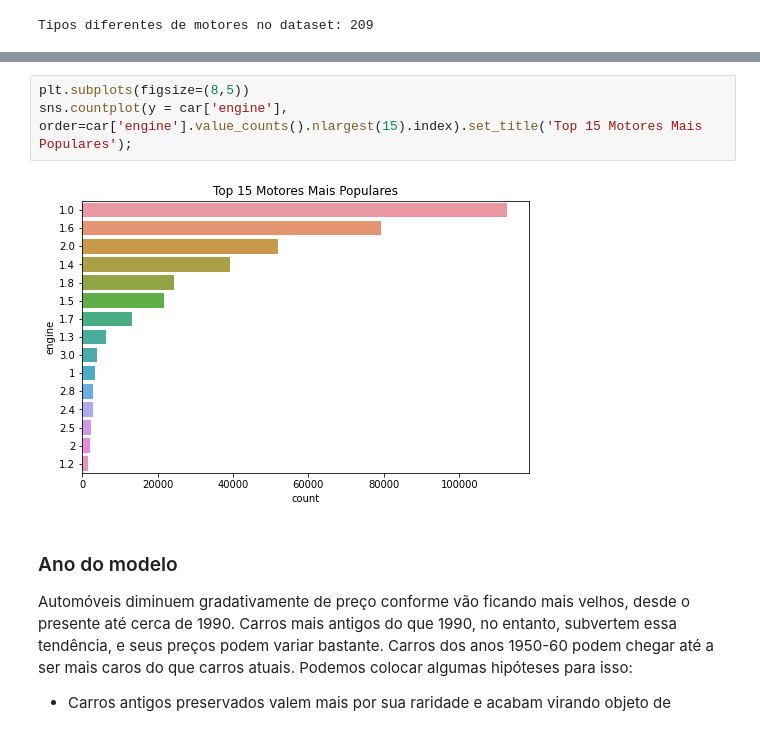
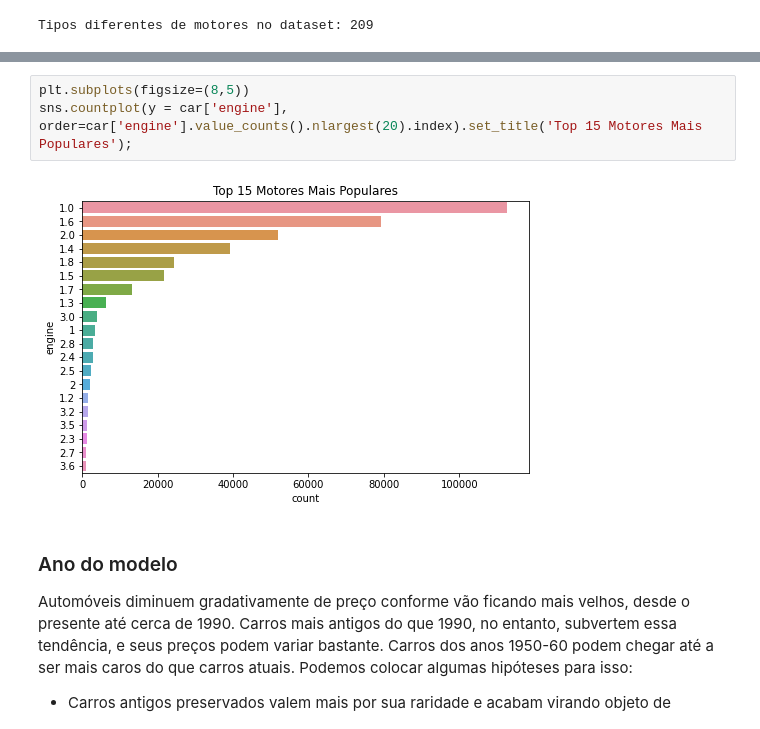
Before and after one commit to pedroafleite/mobiauto, a Jupyter notebook: car_data.ipynb, the cells around one changed output, grey strips where cells are left out. Cells and saved outputs as stored; diff of their text form.

```diff
--- a/car_data.ipynb
+++ b/car_data.ipynb
@@ -218,8 +260,8 @@ Existem muitos tipos diferentes de motor na tabela. Eles podem ser parecidos ou
 # %%
 plt.subplots(figsize=(8,5))
-sns.countplot(y = car['engine'], order=car['engine'].value_counts().nlargest(15).index).set_title('Top 15 Motores Mais Populares');
+sns.countplot(y = car['engine'], order=car['engine'].value_counts().nlargest(20).index).set_title('Top 15 Motores Mais Populares');
 # %% [output]
-[figure, old version]
+[figure, new version]
 # %% [markdown]
 ### Ano do modelo
 
```
Also changed, not shown: parts of 55 cells of this notebook.
